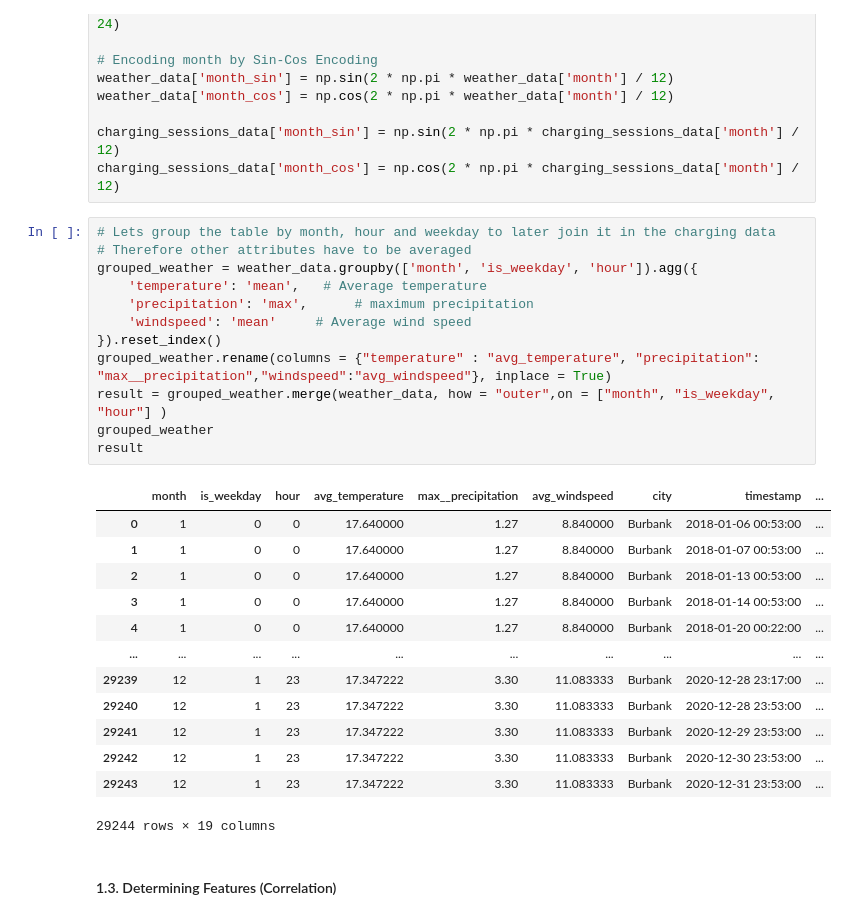
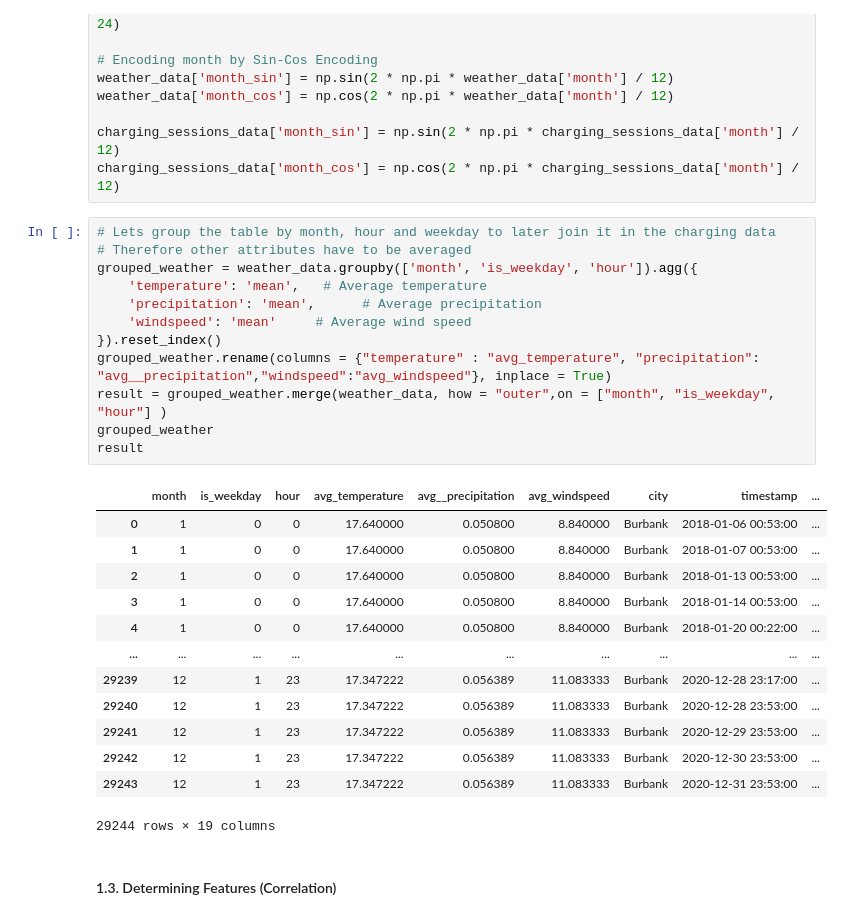
Before and after one commit to angfe/TheOptimizers, a Jupyter notebook: 04_Utilization_Prediction.ipynb, the cells around one changed output. Saved outputs shown, nothing was run; the diff lists cells and outputs as text.

```diff
--- a/04_Utilization_Prediction.ipynb
+++ b/04_Utilization_Prediction.ipynb
@@ -262,28 +263,28 @@ charging_sessions_data['month_cos'] = np.cos(2 * np.pi * charging_sessions_data[
 # %%
 # Lets group the table by month, hour and weekday to later join it in the charging data
 # Therefore other attributes have to be averaged
 grouped_weather = weather_data.groupby(['month', 'is_weekday', 'hour']).agg({
     'temperature': 'mean',   # Average temperature
-    'precipitation': 'max',      # maximum precipitation
+    'precipitation': 'mean',      # Average precipitation
     'windspeed': 'mean'     # Average wind speed
 }).reset_index()
-grouped_weather.rename(columns = {"temperature" : "avg_temperature", "precipitation": "max__precipitation","windspeed":"avg_windspeed"}, inplace = True)
+grouped_weather.rename(columns = {"temperature" : "avg_temperature", "precipitation": "avg__precipitation","windspeed":"avg_windspeed"}, inplace = True)
 result = grouped_weather.merge(weather_data, how = "outer",on = ["month", "is_weekday", "hour"] )
 grouped_weather
 result
 # %% [output]
-|  | month | is_weekday | hour | avg_temperature | max__precipitation | avg_windspeed | city | timestamp | ... |
-| 0 | 1 | 0 | 0 | 17.640000 | 1.27 | 8.840000 | Burbank | 2018-01-06 00:53:00 | ... |
-| 1 | 1 | 0 | 0 | 17.640000 | 1.27 | 8.840000 | Burbank | 2018-01-07 00:53:00 | ... |
-| 2 | 1 | 0 | 0 | 17.640000 | 1.27 | 8.840000 | Burbank | 2018-01-13 00:53:00 | ... |
-| 3 | 1 | 0 | 0 | 17.640000 | 1.27 | 8.840000 | Burbank | 2018-01-14 00:53:00 | ... |
-| 4 | 1 | 0 | 0 | 17.640000 | 1.27 | 8.840000 | Burbank | 2018-01-20 00:22:00 | ... |
+|  | month | is_weekday | hour | avg_temperature | avg__precipitation | avg_windspeed | city | timestamp | ... |
+| 0 | 1 | 0 | 0 | 17.640000 | 0.050800 | 8.840000 | Burbank | 2018-01-06 00:53:00 | ... |
+| 1 | 1 | 0 | 0 | 17.640000 | 0.050800 | 8.840000 | Burbank | 2018-01-07 00:53:00 | ... |
+| 2 | 1 | 0 | 0 | 17.640000 | 0.050800 | 8.840000 | Burbank | 2018-01-13 00:53:00 | ... |
+| 3 | 1 | 0 | 0 | 17.640000 | 0.050800 | 8.840000 | Burbank | 2018-01-14 00:53:00 | ... |
+| 4 | 1 | 0 | 0 | 17.640000 | 0.050800 | 8.840000 | Burbank | 2018-01-20 00:22:00 | ... |
 | ... | ... | ... | ... | ... | ... | ... | ... | ... | ... |
-| 29239 | 12 | 1 | 23 | 17.347222 | 3.30 | 11.083333 | Burbank | 2020-12-28 23:17:00 | ... |
-| 29240 | 12 | 1 | 23 | 17.347222 | 3.30 | 11.083333 | Burbank | 2020-12-28 23:53:00 | ... |
-| 29241 | 12 | 1 | 23 | 17.347222 | 3.30 | 11.083333 | Burbank | 2020-12-29 23:53:00 | ... |
-| 29242 | 12 | 1 | 23 | 17.347222 | 3.30 | 11.083333 | Burbank | 2020-12-30 23:53:00 | ... |
-| 29243 | 12 | 1 | 23 | 17.347222 | 3.30 | 11.083333 | Burbank | 2020-12-31 23:53:00 | ... |
+| 29239 | 12 | 1 | 23 | 17.347222 | 0.056389 | 11.083333 | Burbank | 2020-12-28 23:17:00 | ... |
+| 29240 | 12 | 1 | 23 | 17.347222 | 0.056389 | 11.083333 | Burbank | 2020-12-28 23:53:00 | ... |
+| 29241 | 12 | 1 | 23 | 17.347222 | 0.056389 | 11.083333 | Burbank | 2020-12-29 23:53:00 | ... |
+| 29242 | 12 | 1 | 23 | 17.347222 | 0.056389 | 11.083333 | Burbank | 2020-12-30 23:53:00 | ... |
+| 29243 | 12 | 1 | 23 | 17.347222 | 0.056389 | 11.083333 | Burbank | 2020-12-31 23:53:00 | ... |
 29244 rows × 19 columns
 # %% [markdown]
 #### 1.3. Determining Features (Correlation)
```
Also changed, not shown: parts of 5 cells of this notebook, 2 other files.
